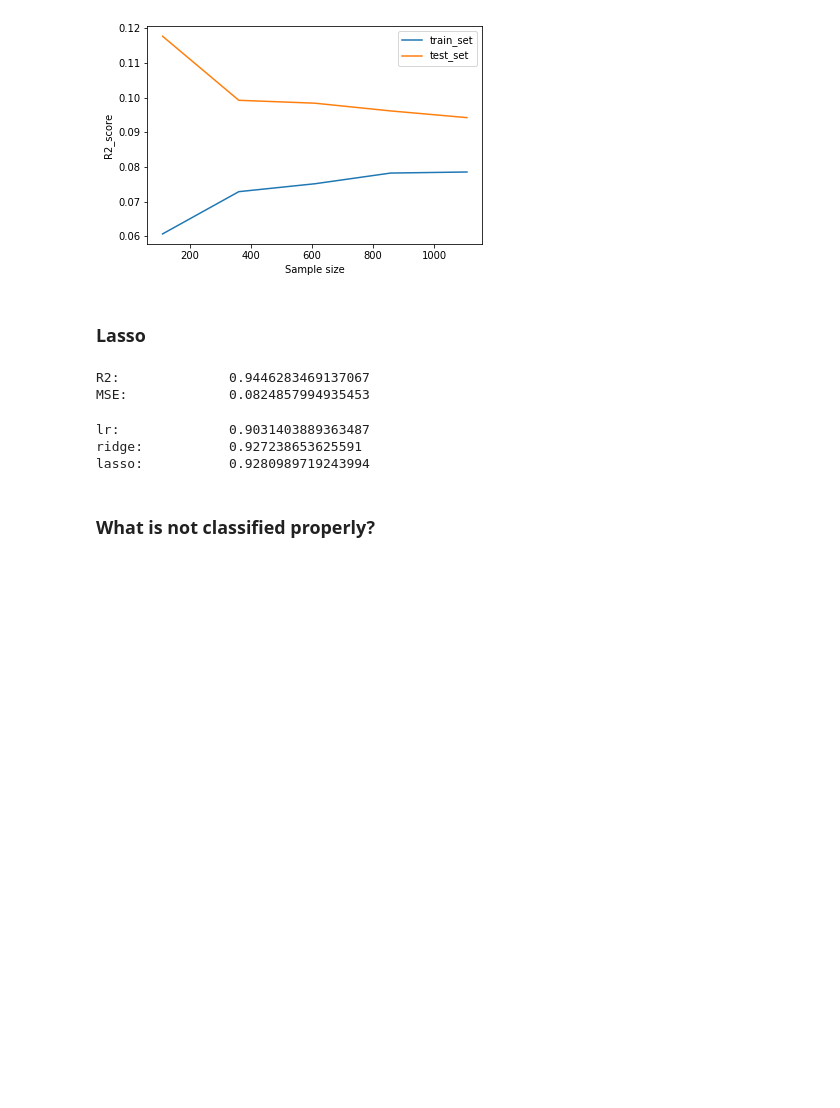
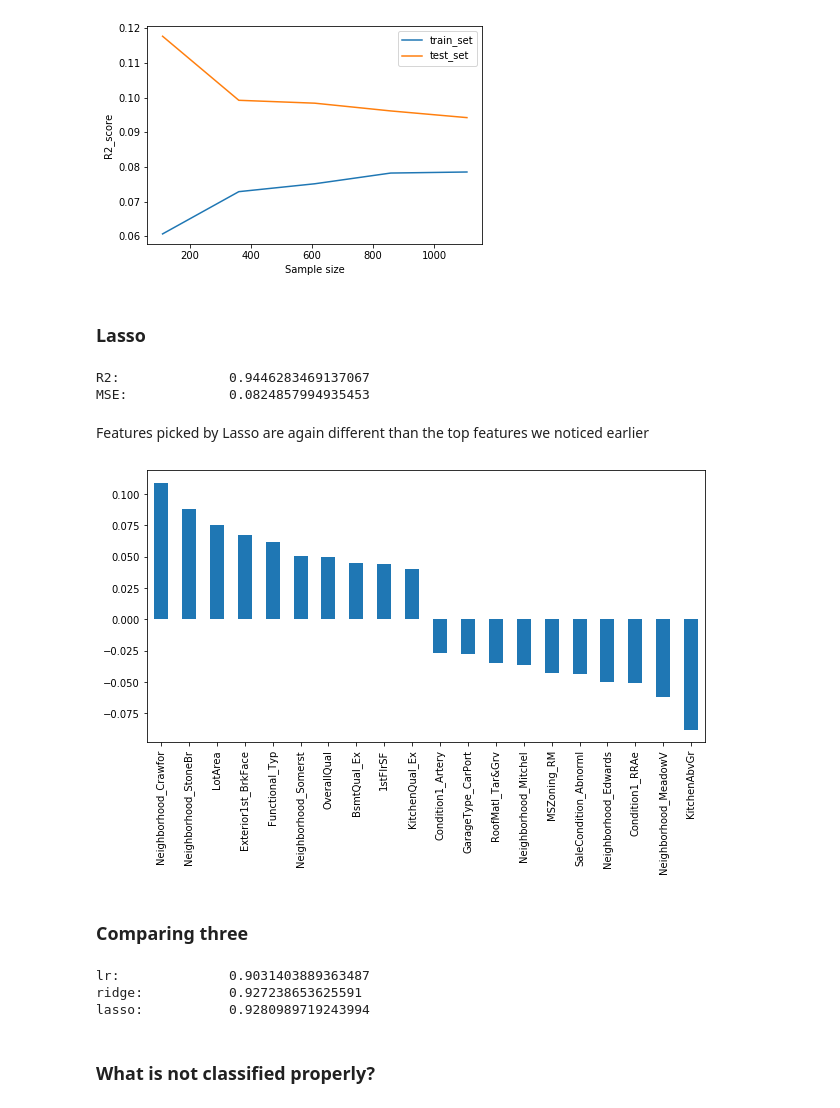
Before and after one commit to roshankoirala/ML-Examples-, a Jupyter notebook: House price/House_price_submission.ipynb, the cells around one changed output. Cells and saved outputs as stored; diff of their text form; code cells hidden in the pictures; blank space fills up the shorter version.

```diff
--- a/House price/House_price_submission.ipynb
+++ b/House price/House_price_submission.ipynb
@@ -314,6 +340,20 @@ print('MSE: \t\t', np.sqrt(mean_squared_error(y_train, y_pred_lasso)))
 # %% [output]
 R2:              0.9446283469137067
 MSE:             0.0824857994935453
+# %% [markdown]
+Features picked by Lasso are again different than the top features we noticed earlier
+# %%
+coef = pd.Series(lasso.coef_, index = X_train.columns)
+coef_sorted = coef.sort_values(ascending=False)
+coef_top = pd.concat([coef_sorted.head(10), coef_sorted.tail(10)])
+
+plt.figure(figsize = (10, 5))
+coef_top.plot.bar()
+plt.show()
+# %% [output]
+[figure, added]
+# %% [markdown]
+### Comparing three
 # %%
 print('lr: \t\t', cross_val_score(lr, X_train, y_train).mean())
 print('ridge: \t\t', cross_val_score(ridge, X_train, y_train).mean())
```
Also changed, not shown: parts of 6 cells of this notebook.
